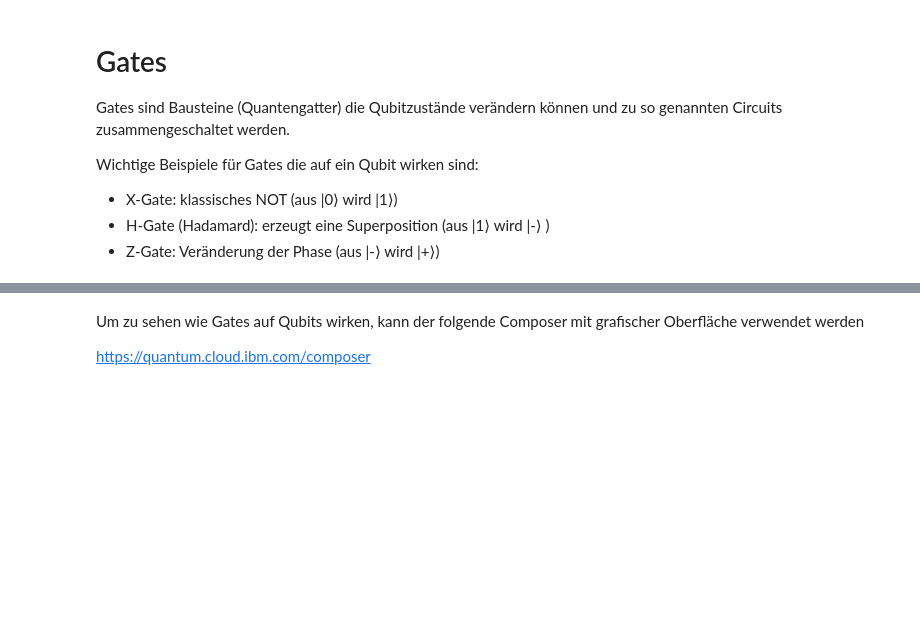
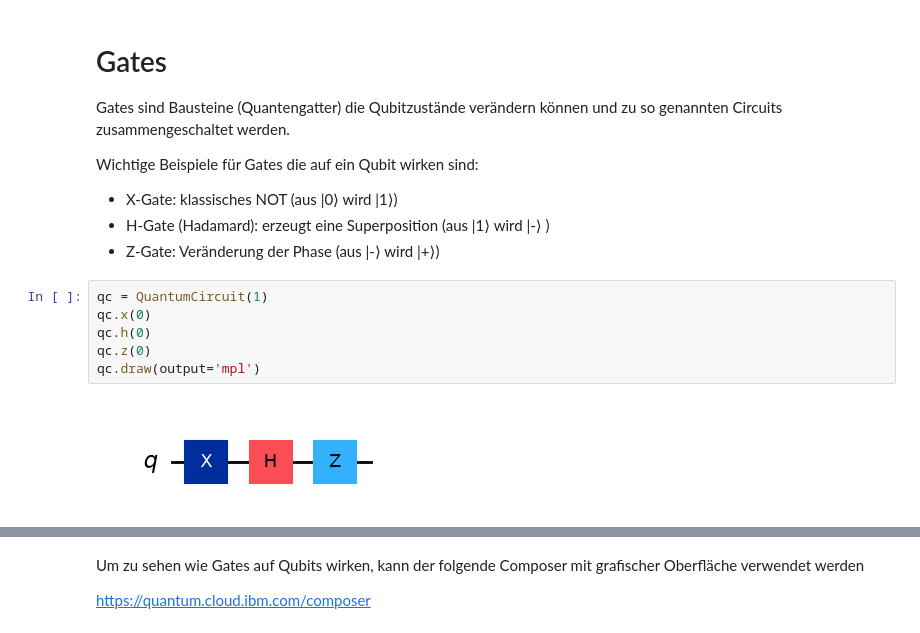
Before and after one commit to MelB18/EasyQuanten, a Jupyter notebook: ErsteSchritte.ipynb, the cells around one changed output, grey strips where cells are left out. Saved outputs shown, nothing was run; the diff lists cells and outputs as text; blank space fills up the shorter version.

```diff
--- a/ErsteSchritte.ipynb
+++ b/ErsteSchritte.ipynb
@@ -502,4 +502,12 @@ Wichtige Beispiele für Gates die auf ein Qubit wirken sind:
   (aus |0⟩ wird |1⟩)
 * H-Gate (Hadamard): erzeugt eine Superposition (aus |1⟩ wird |-⟩ )
 * Z-Gate: Veränderung der Phase (aus |-⟩ wird |+⟩)
+# %%
+qc = QuantumCircuit(1)
+qc.x(0)
+qc.h(0)
+qc.z(0)
+qc.draw(output='mpl')
+# %% [output]
+[figure, added]
 # %%
```
Also changed, not shown: parts of 2 cells of this notebook.
